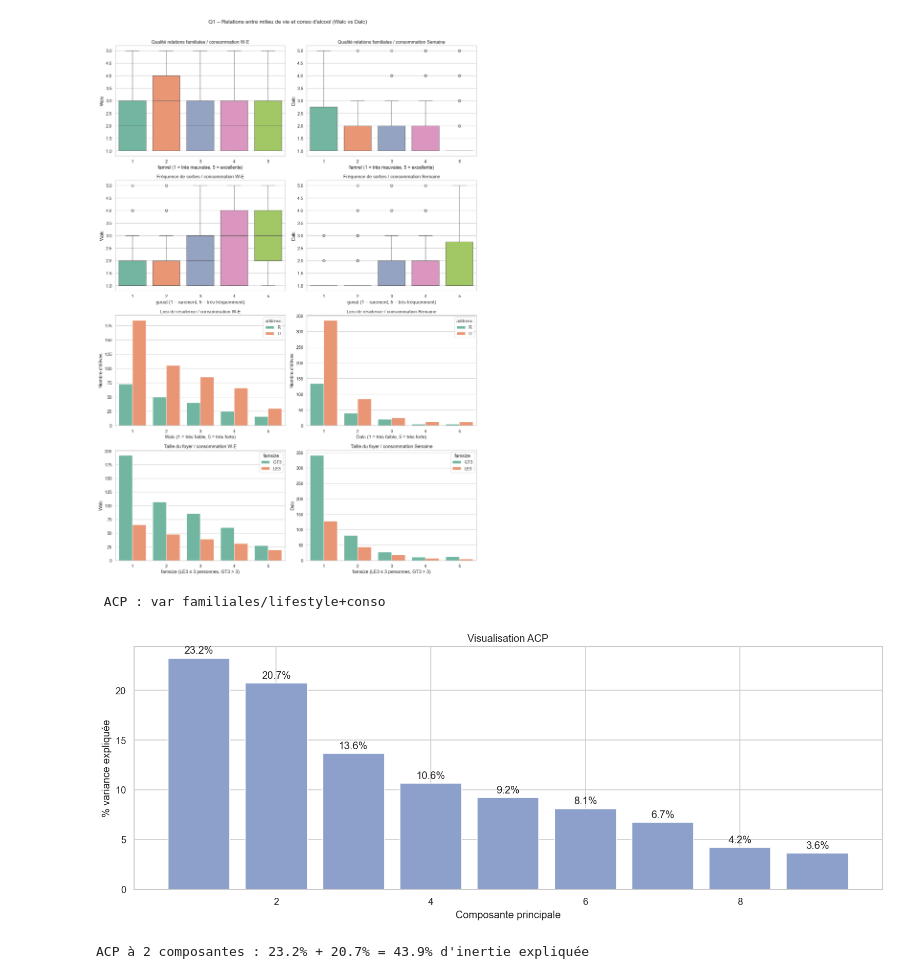
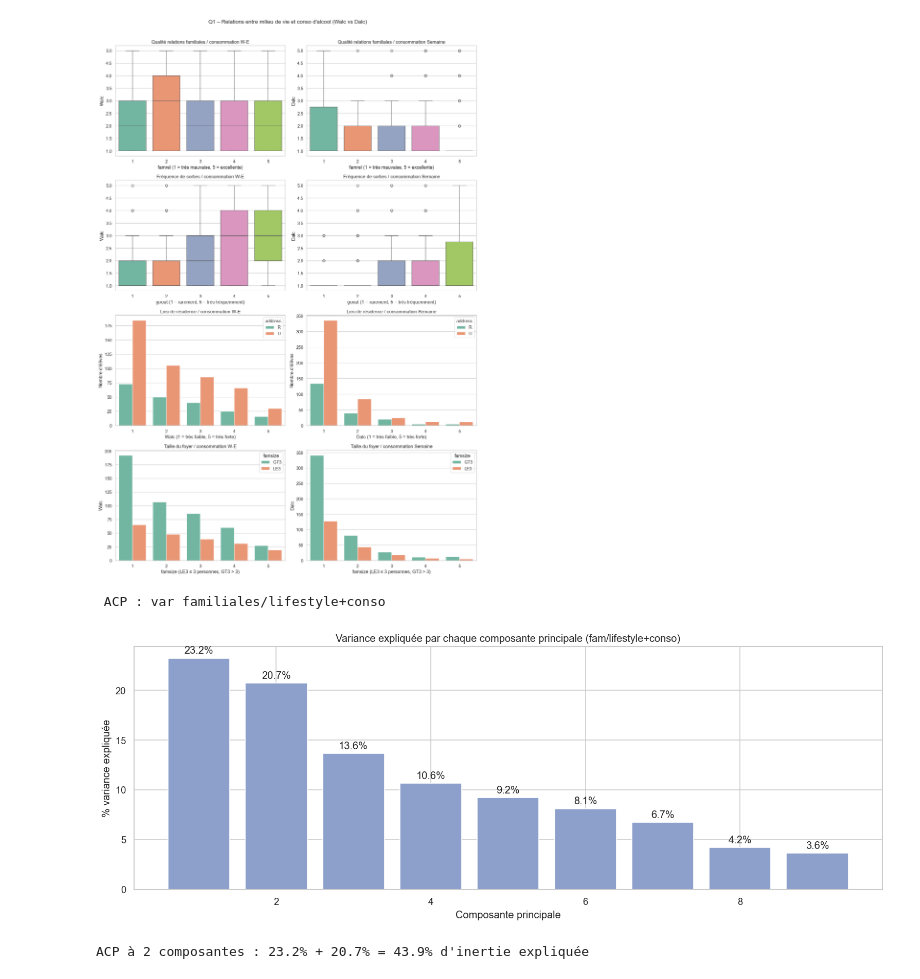
Before and after one commit to Menak49/alcohol-consumption-data-analysis, a Jupyter notebook: source/reponses_questions.ipynb, the cells around one changed output. Drawn from its saved outputs; the diff is of its cells as text; code cells hidden in the pictures.

```diff
--- a/source/reponses_questions.ipynb
+++ b/source/reponses_questions.ipynb
@@ -47,8 +47,8 @@ from sklearn.preprocessing import PolynomialFeatures
 import scipy.stats as spst
 
 # Palette de couleurs cohérente pour tout le projet
-sns.set_theme(style="whitegrid", palette="Set2")
-plt.rcParams["figure.dpi"] = 120
+# sns.set_theme(style="whitegrid", palette="Set2")
+# plt.rcParams["figure.dpi"] = 120
 # %%
 # Quelques fonctions utilitaires (TDs) :
 def add_labels(x, y, labels, ax=None):
@@ -437,32 +437,32 @@ plt.show()
 # %%
 # ACP des var familiales/lifestyle+conso
 print("\n ACP : var familiales/lifestyle+conso")
 df_enc["failures"] = df_enc[["failures_mat", "failures_por"]].astype(float).mean(axis=1)
 fam_lif_cons_cols = ["Medu", "Fedu", "famrel", "goout", "freetime",
                "Dalc", "Walc", "studytime", "failures"]
 
 X_fam_lif_cons = df_enc[fam_lif_cons_cols]
 Xsc = StandardScaler().fit_transform(X_fam_lif_cons)
 
 pca = PCA(n_components=len(fam_lif_cons_cols))
 pcs = pca.fit_transform(Xsc)
 
 # Visualisation ACP
 fig, axes = plt.subplots(1, 1, figsize=(13, 5))
 
 bars = axes.bar(range(1, len(pca.explained_variance_ratio_) + 1),
             pca.explained_variance_ratio_ * 100,
             color=sns.color_palette("Set2")[2])
 axes.bar_label(bars, fmt='%.1f%%', padding=3)
 axes.set_xlabel("Composante principale")
 axes.set_ylabel("% variance expliquée")
-axes.set_title("Visualisation ACP")
+axes.set_title("Variance expliquée par chaque composante principale (fam/lifestyle+conso)")
 
 plt.tight_layout()
 plt.show()
 # %% [output]
  ACP : var familiales/lifestyle+conso
-[figure, old version]
+[figure, new version]
 # %%
 # % inertie expliquée sur les 2 premières composantes principales de l'ACP fam/lif/conso
 pca2 = PCA(n_components=2)
```
Also changed, not shown: parts of 2 cells of this notebook.
